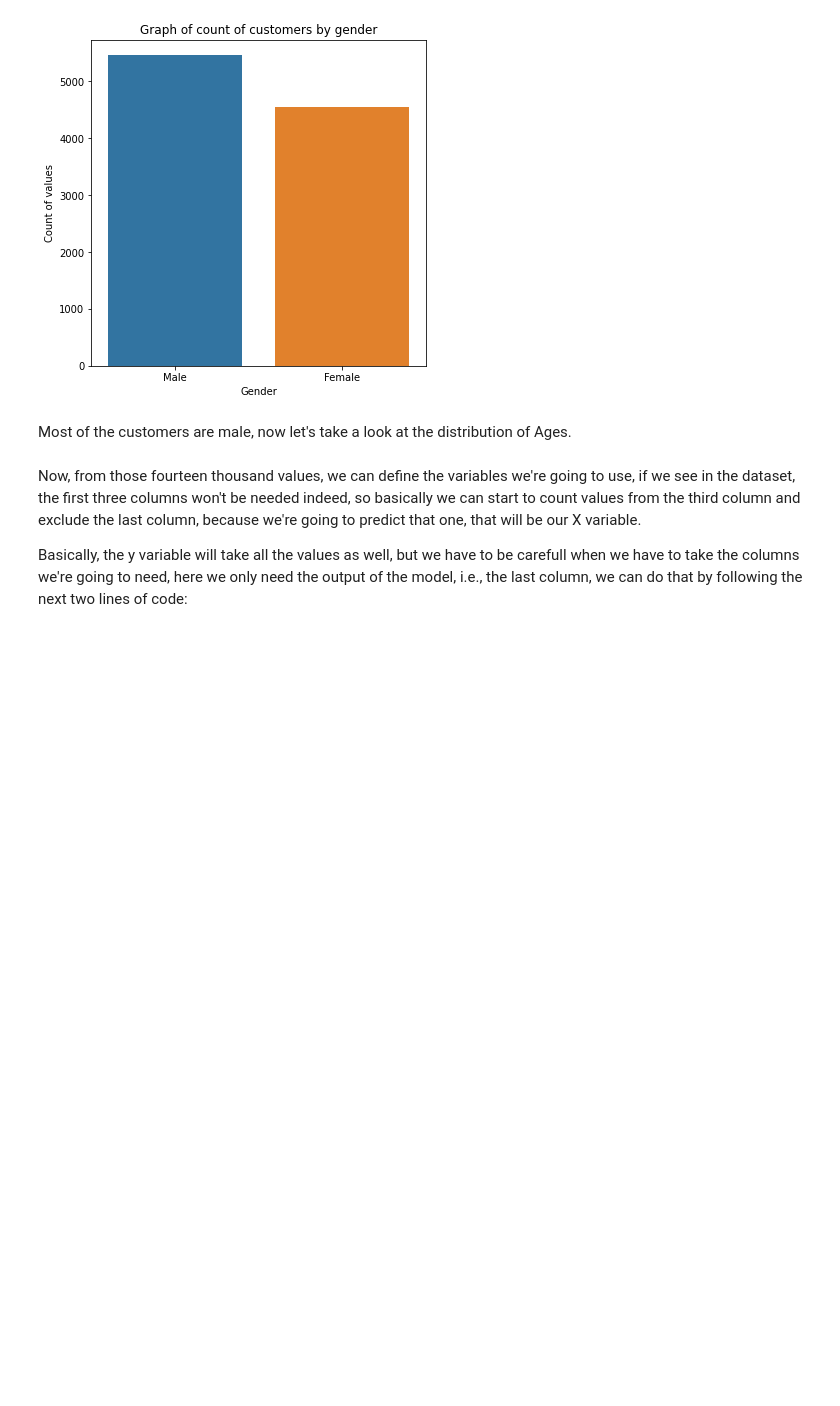
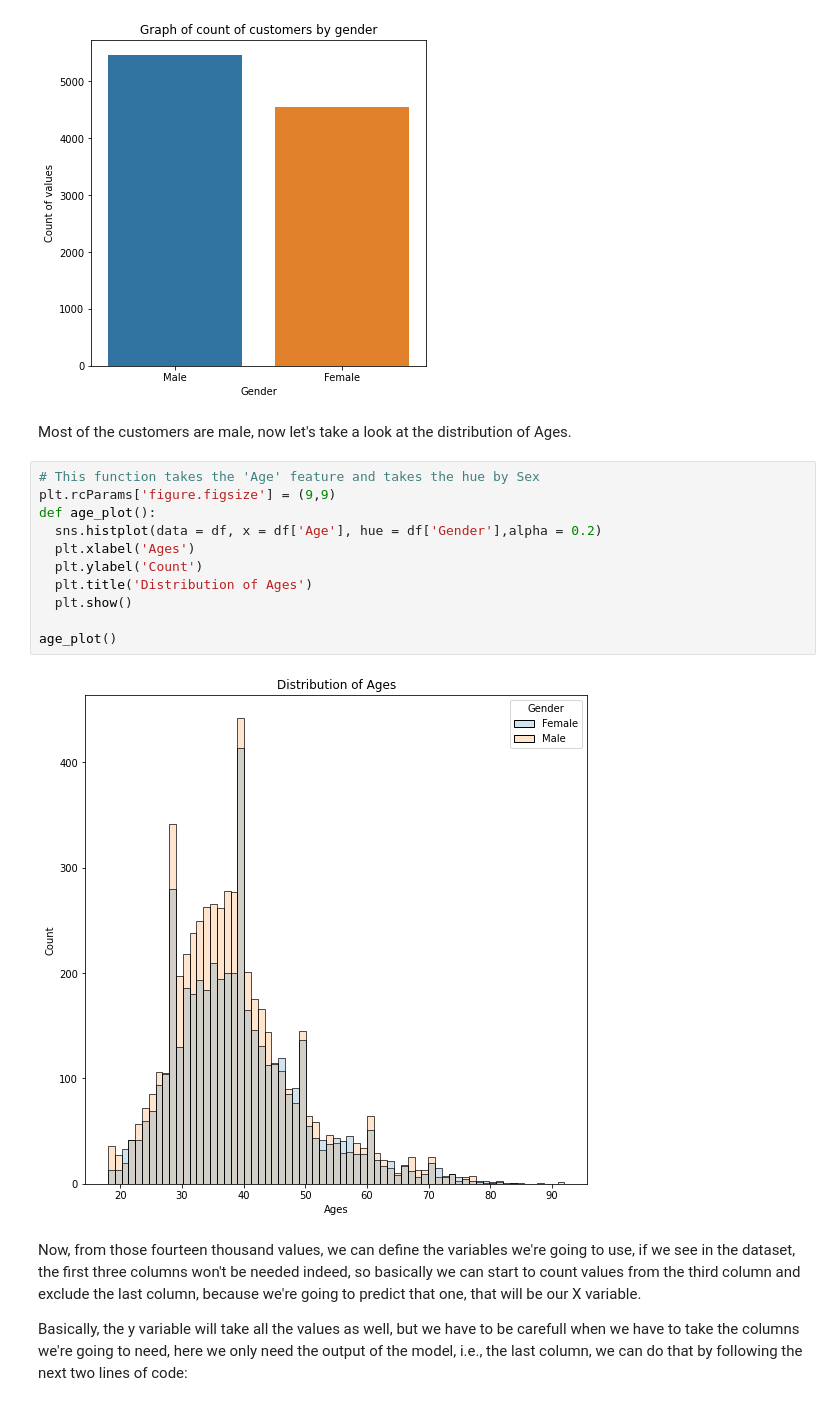
Before and after one commit to earo12/Case-Study-ANN, a Jupyter notebook: ANN_Case_Study.ipynb, the cells around one changed output. Drawn from its saved outputs; the diff is of its cells as text; blank space fills up the shorter version.

Commit message:
Added histogram of ages

```diff
--- a/ANN_Case_Study.ipynb
+++ b/ANN_Case_Study.ipynb
@@ -149,6 +149,19 @@ plt.show()
 [figure]
 # %% [markdown]
 Most of the customers are male, now let's take a look at the distribution of Ages.
+# %%
+# This function takes the 'Age' feature and takes the hue by Sex
+plt.rcParams['figure.figsize'] = (9,9)
+def age_plot():
+  sns.histplot(data = df, x = df['Age'], hue = df['Gender'],alpha = 0.2)
+  plt.xlabel('Ages')
+  plt.ylabel('Count')
+  plt.title('Distribution of Ages')
+  plt.show()
+
+age_plot()
+# %% [output]
+[figure, added]
 # %% [markdown]
 Now, from those fourteen thousand values, we can define the variables we're going to use, if we see in the dataset, the first three columns won't be needed indeed, so basically we can start to count values from the third column and exclude the last column, because we're going to predict that one, that will be our X variable.
 
```
